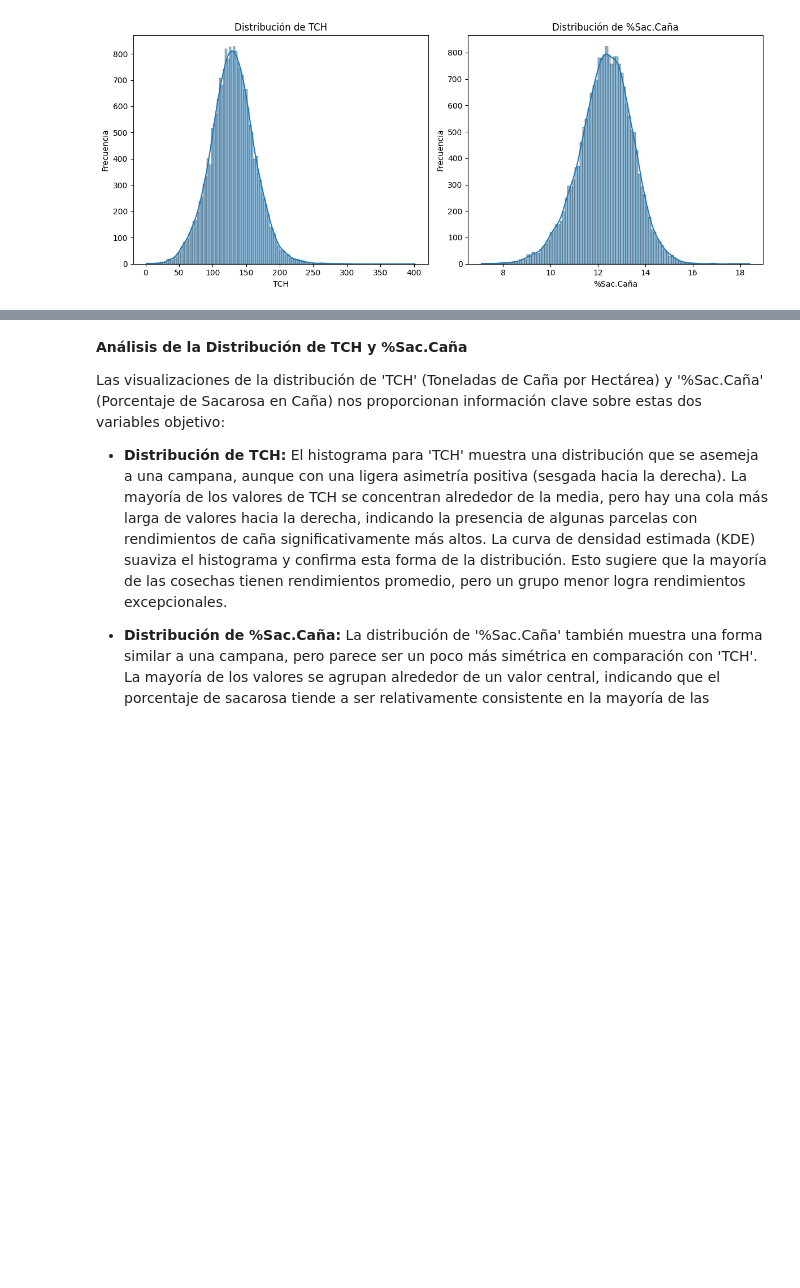
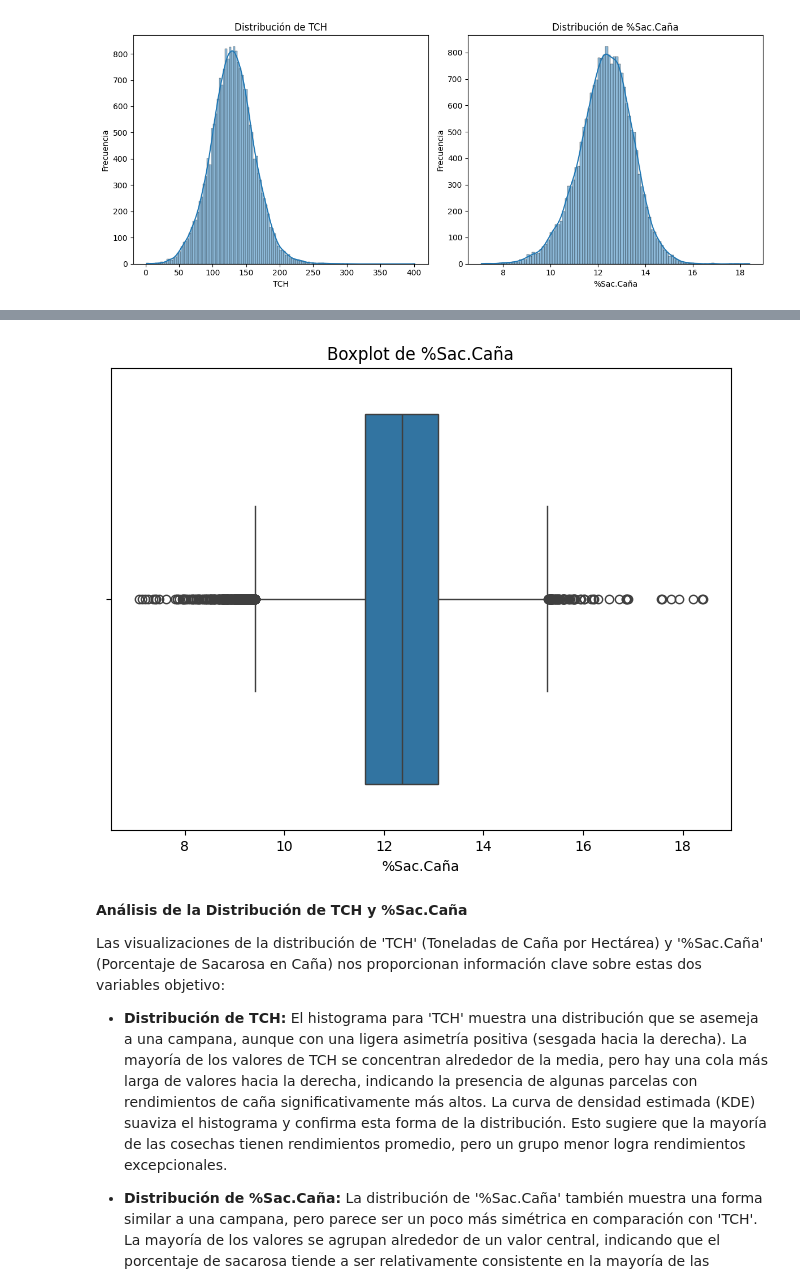
Before and after one commit to rubenesticesi/aprendizajeautomatico1, a Jupyter notebook: Taller_Final_Predicción_y_Clasificación_en_la_Industria_Azucarera.ipynb, the cells around one changed output, grey strips where cells are left out. Cells and saved outputs as stored; diff of their text form; code cells hidden in the pictures; blank space fills up the shorter version.

```diff
--- a/Taller_Final_Predicción_y_Clasificación_en_la_Industria_Azucarera.ipynb
+++ b/Taller_Final_Predicción_y_Clasificación_en_la_Industria_Azucarera.ipynb
@@ -252,3 +274,12 @@ plt.show()
+# %%
+# Create a boxplot for the '%Sac.Caña' variable
+plt.figure(figsize=(8, 6))
+sns.boxplot(x=df_suertes['%Sac.Caña'].dropna()) # Add dropna() to handle potential missing values
+plt.title('Boxplot de %Sac.Caña')
+plt.xlabel('%Sac.Caña')
+plt.show()
+# %% [output]
+[figure, added]
 # %% [markdown]
 **Análisis de la Distribución de TCH y %Sac.Caña**
 
```
Also changed, not shown: parts of 21 cells of this notebook.
